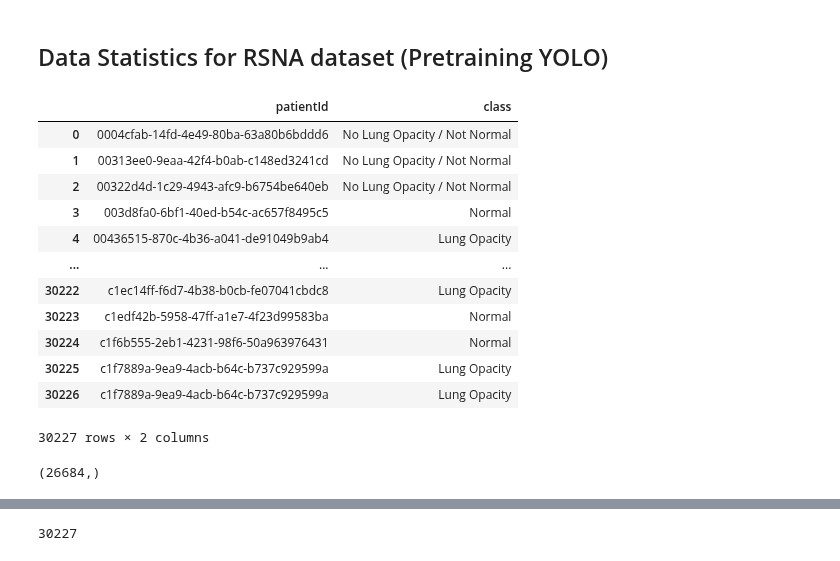
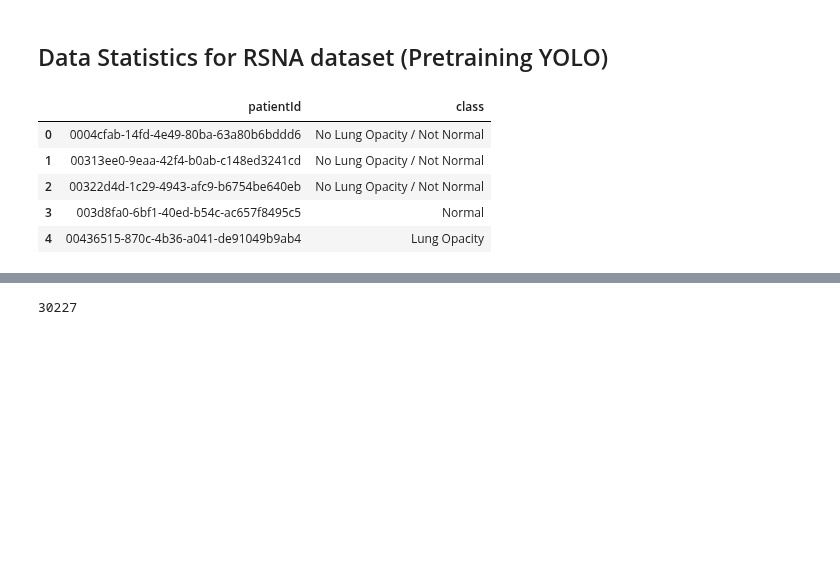
Before and after one commit to JulianSe26/aml-project, a Jupyter notebook: src/data-statistics.ipynb, the cells around one changed output, grey strips where cells are left out. Saved outputs shown, nothing was run; the diff lists cells and outputs as text; code cells hidden in the pictures; blank space fills up the shorter version.

```diff
--- a/src/data-statistics.ipynb
+++ b/src/data-statistics.ipynb
@@ -288,20 +354,9 @@ sample_submission = pd.read_csv("../data/RSNA/stage_2_sample_submission.csv")
 # %%
-rsna
+rsna.head()
 # %% [output]
 |  | patientId | class |
 | 0 | 0004cfab-14fd-4e49-80ba-63a80b6bddd6 | No Lung Opacity / Not Normal |
 | 1 | 00313ee0-9eaa-42f4-b0ab-c148ed3241cd | No Lung Opacity / Not Normal |
 | 2 | 00322d4d-1c29-4943-afc9-b6754be640eb | No Lung Opacity / Not Normal |
 | 3 | 003d8fa0-6bf1-40ed-b54c-ac657f8495c5 | Normal |
 | 4 | 00436515-870c-4b36-a041-de91049b9ab4 | Lung Opacity |
-| ... | ... | ... |
-| 30222 | c1ec14ff-f6d7-4b38-b0cb-fe07041cbdc8 | Lung Opacity |
-| 30223 | c1edf42b-5958-47ff-a1e7-4f23d99583ba | Normal |
-| 30224 | c1f6b555-2eb1-4231-98f6-50a963976431 | Normal |
-| 30225 | c1f7889a-9ea9-4acb-b64c-b737c929599a | Lung Opacity |
-| 30226 | c1f7889a-9ea9-4acb-b64c-b737c929599a | Lung Opacity |
-30227 rows × 2 columns
-# %%
-rsna['patientId'].unique().shape
-# %% [output]
-(26684,)
```
Also changed, not shown: parts of 18 cells of this notebook, 2 other files.
